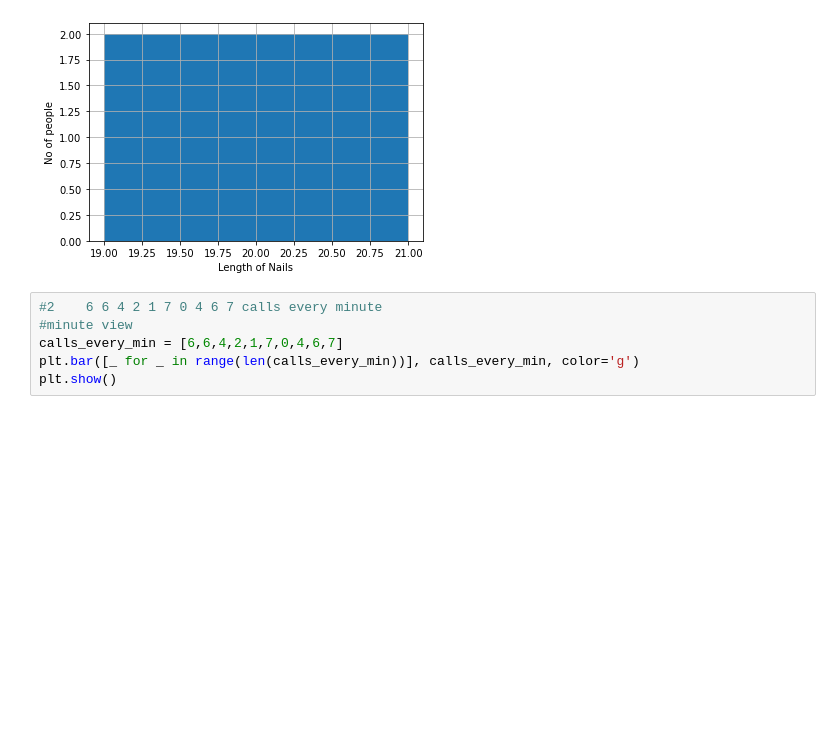
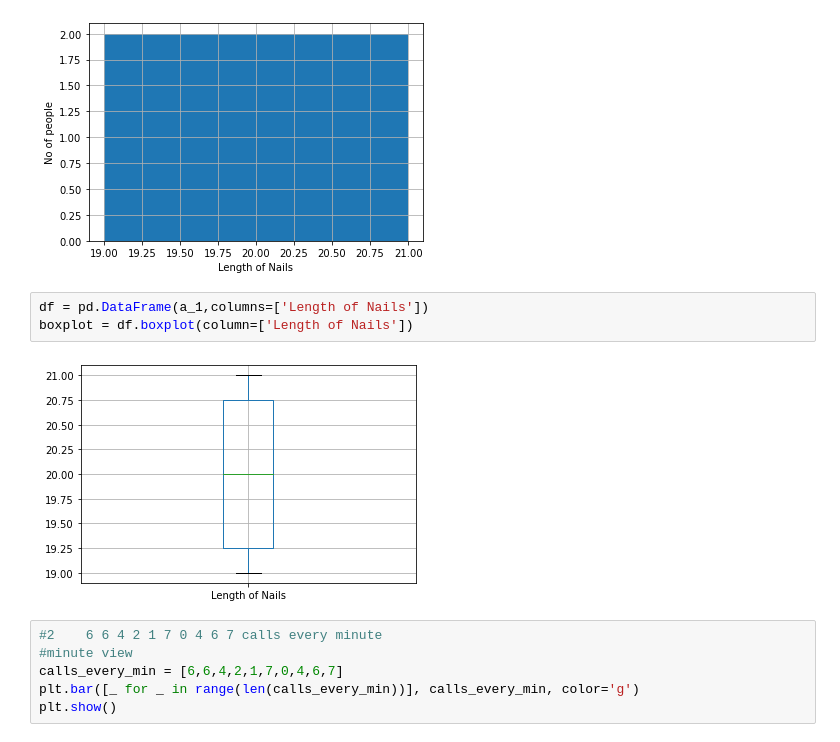
Before and after one commit to ChocolatePadmanaban/Solutions-For-Kreszig-Advanced-Engineering-Mathematics, a Jupyter notebook: Chapter 24 Data Analysis Probability Theory /Problem Set 24.1.ipynb, the cells around one changed output. Drawn from its saved outputs; the diff is of its cells as text; blank space fills up the shorter version.

```diff
--- a/Chapter 24 Data Analysis Probability Theory /Problem Set 24.1.ipynb
+++ b/Chapter 24 Data Analysis Probability Theory /Problem Set 24.1.ipynb
@@ -20,6 +21,11 @@ plt.grid(True)
 plt.show()
 # %% [output]
 [figure]
+# %%
+df = pd.DataFrame(a_1,columns=['Length of Nails'])
+boxplot = df.boxplot(column=['Length of Nails'])
+# %% [output]
+[figure, added]
 # %%
 #2    6 6 4 2 1 7 0 4 6 7 calls every minute
 #minute view
```
Also changed, not shown: parts of 10 cells of this notebook, 1 other file.
